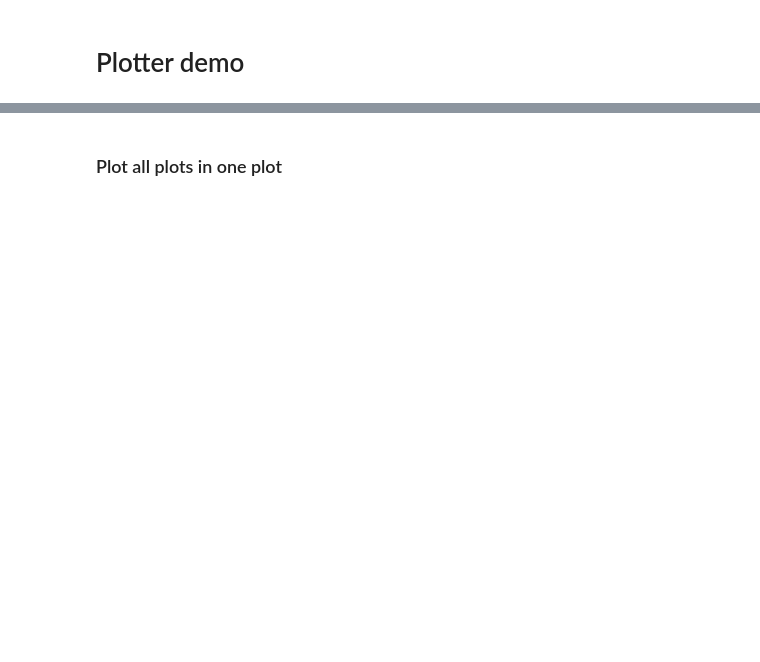
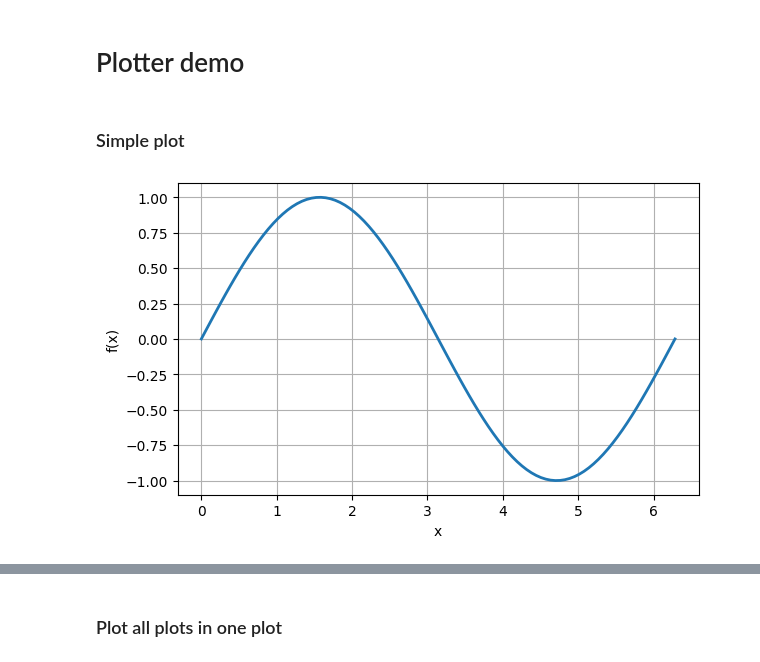
Before and after one commit to JS273/sky, a Jupyter notebook: run/public/demo_plotter.ipynb, the cells around one changed output, grey strips where cells are left out. Saved outputs shown, nothing was run; the diff lists cells and outputs as text; code cells hidden in the pictures; blank space fills up the shorter version.

```diff
--- a/run/public/demo_plotter.ipynb
+++ b/run/public/demo_plotter.ipynb
@@ -1,2 +1,18 @@
 # %% [markdown]
 # Plotter demo
+# %% [markdown]
+### Simple plot
+# %%
+from sky.plots.plotlib import *
+from sky.utils.filemanager import *
+
+# Plot
+x = np.linspace(0.0, 2*np.pi, 100)
+y = np.sin(x)
+plt1 = LinePlot(x,y)
+
+# Create plotter
+plotter = Plotter()
+_ = plotter.plot(plt1)
+# %% [output]
+[figure, added]
```
Also changed, not shown: parts of 6 cells of this notebook, 1 other file.
